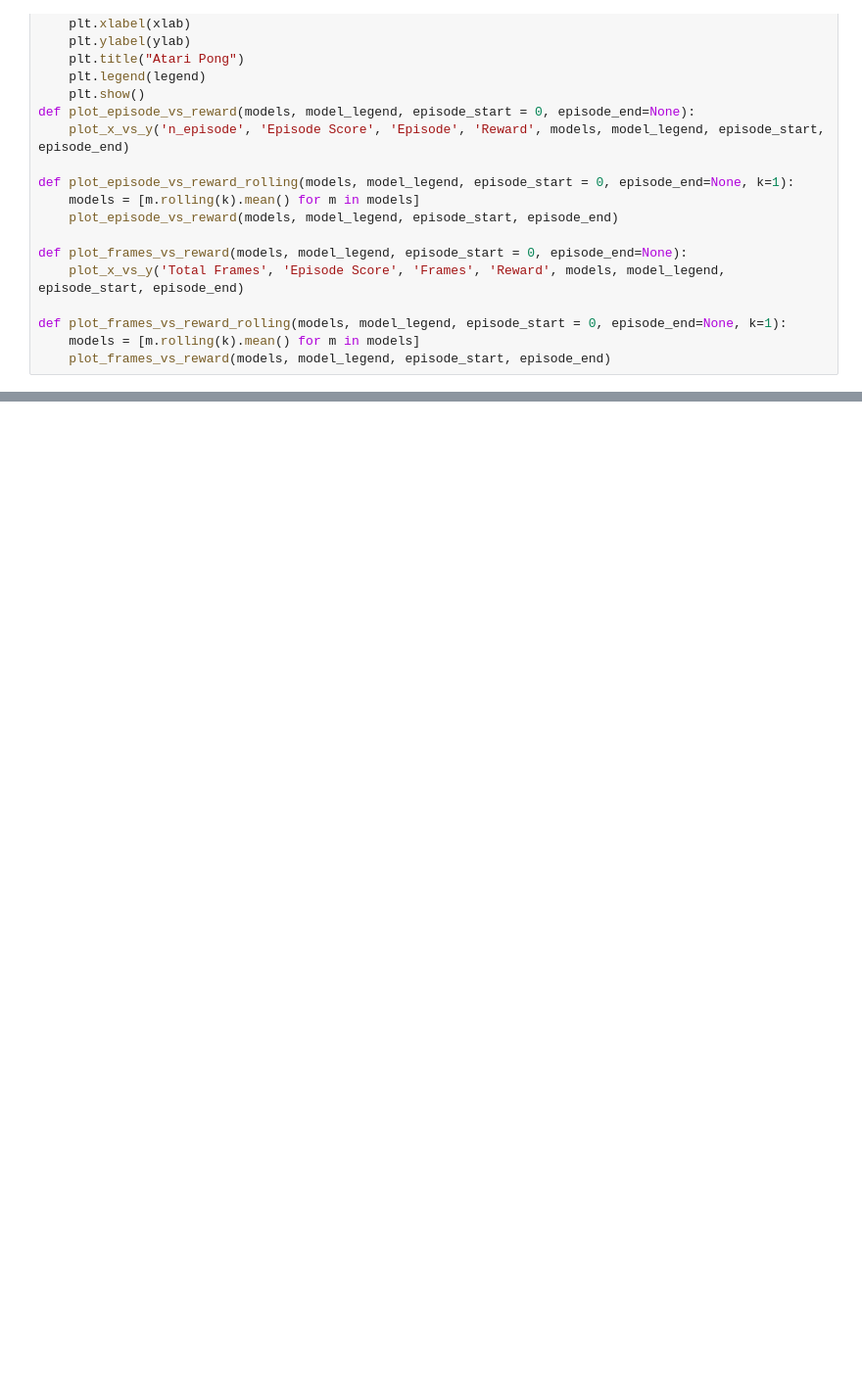
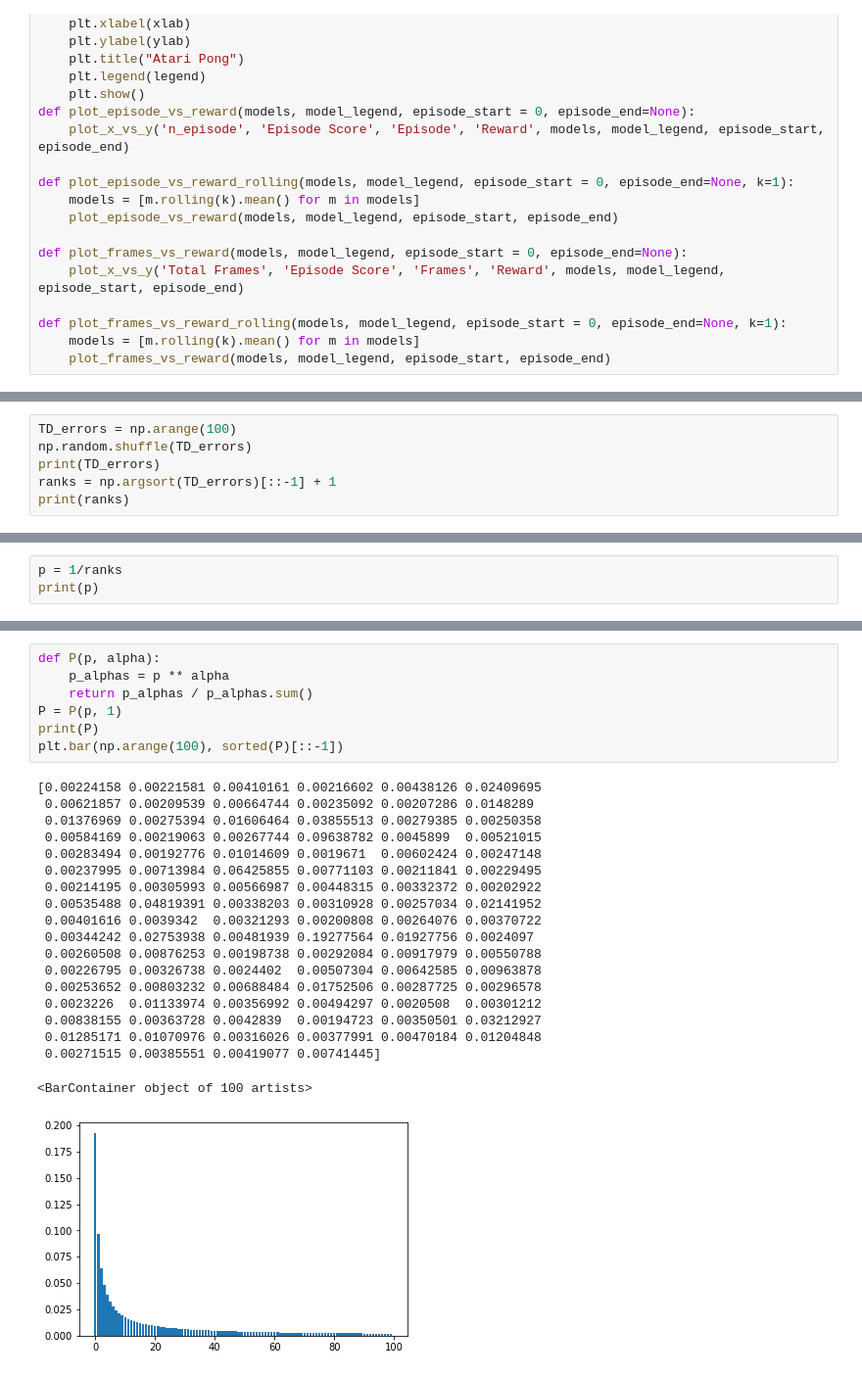
Before and after one commit to RyanGale-AK/DQN, a Jupyter notebook: DQN_stats.ipynb, the cells around one changed output, grey strips where cells are left out. Shown at 98% size. Cells and saved outputs as stored; diff of their text form; blank space fills up the shorter version.

```diff
--- a/DQN_stats.ipynb
+++ b/DQN_stats.ipynb
@@ -106,0 +173,6 @@ NameError: name 'df' is not defined
+# %%
+TD_errors = np.arange(100)
+np.random.shuffle(TD_errors)
+print(TD_errors)
+ranks = np.argsort(TD_errors)[::-1] + 1
+print(ranks)
@@ -106,0 +191,3 @@ NameError: name 'df' is not defined
+# %%
+p = 1/ranks
+print(p)
@@ -106,0 +212,27 @@ NameError: name 'df' is not defined
+# %%
+def P(p, alpha):
+    p_alphas = p ** alpha
+    return p_alphas / p_alphas.sum()
+P = P(p, 1)
+print(P)
+plt.bar(np.arange(100), sorted(P)[::-1])
+# %% [output]
+[0.00224158 0.00221581 0.00410161 0.00216602 0.00438126 0.02409695
+ 0.00621857 0.00209539 0.00664744 0.00235092 0.00207286 0.0148289
+ 0.01376969 0.00275394 0.01606464 0.03855513 0.00279385 0.00250358
+ 0.00584169 0.00219063 0.00267744 0.09638782 0.0045899  0.00521015
+ 0.00283494 0.00192776 0.01014609 0.0019671  0.00602424 0.00247148
+ 0.00237995 0.00713984 0.06425855 0.00771103 0.00211841 0.00229495
+ 0.00214195 0.00305993 0.00566987 0.00448315 0.00332372 0.00202922
+ 0.00535488 0.04819391 0.00338203 0.00310928 0.00257034 0.02141952
+ 0.00401616 0.0039342  0.00321293 0.00200808 0.00264076 0.00370722
+ 0.00344242 0.02753938 0.00481939 0.19277564 0.01927756 0.0024097
+ 0.00260508 0.00876253 0.00198738 0.00292084 0.00917979 0.00550788
+ 0.00226795 0.00326738 0.0024402  0.00507304 0.00642585 0.00963878
+ 0.00253652 0.00803232 0.00688484 0.01752506 0.00287725 0.00296578
+ 0.0023226  0.01133974 0.00356992 0.00494297 0.0020508  0.00301212
+ 0.00838155 0.00363728 0.0042839  0.00194723 0.00350501 0.03212927
+ 0.01285171 0.01070976 0.00316026 0.00377991 0.00470184 0.01204848
+ 0.00271515 0.00385551 0.00419077 0.00741445]
+<BarContainer object of 100 artists>
+[figure, added]
```
Also changed, not shown: parts of 29 cells of this notebook, 3 other files.
